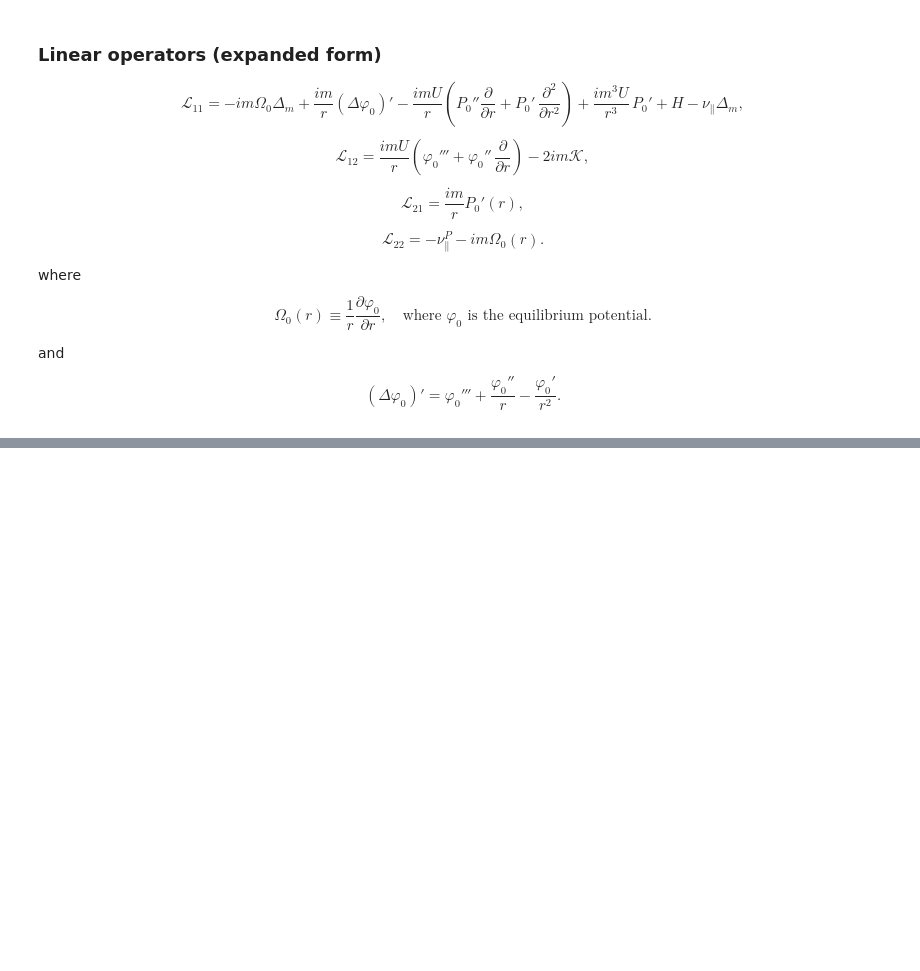
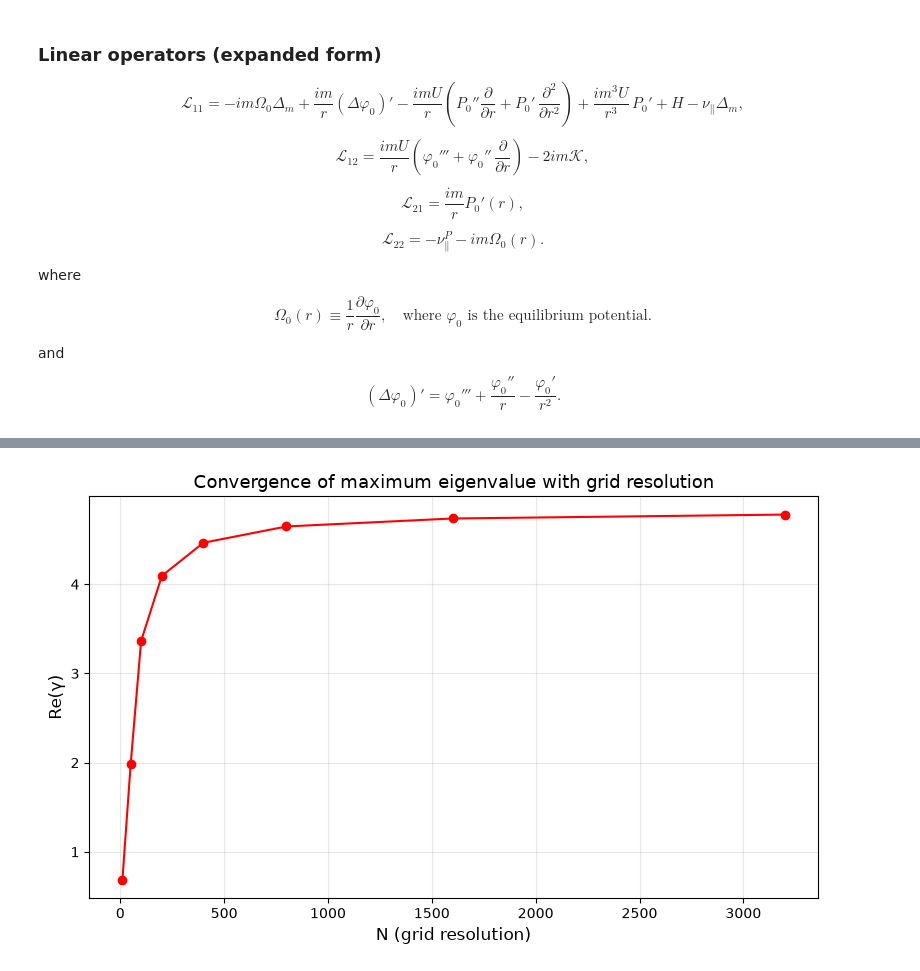
Before and after one commit to dnzy06/vortex-confinement, a Jupyter notebook: equation_setup.ipynb, the cells around one changed output, grey strips where cells are left out. Cells and saved outputs as stored; diff of their text form; code cells hidden in the pictures; blank space fills up the shorter version.

```diff
--- a/equation_setup.ipynb
+++ b/equation_setup.ipynb
@@ -268,0 +263,29 @@ plt.show()
+# %%
+N_vals = [10, 50, 100, 200, 400, 800, 1600, 3200]
+eigenvalues_list = np.zeros(len(N_vals))
+eigenvectors_list = [None] * len(N_vals)
+
+for i, N in enumerate(N_vals):
+
+    print(N)
+
+    dr = R/N
+    r_values = np.arange(1, N+1) * dr + 0.01
+    k = np.ones(N)
+    phi_0 = np.exp(-r_values**2 / 0.3**2)        # Gaussian, peaks at r=0
+    p_0   = np.exp(-r_values**2 / 0.3**2)        # same shape, adjust 0.3 to control width
+
+    A, B = create_A_and_B(N, dr, m, r_values, phi_0, p_0, v_parallel, H, k, U)
+
+    eigenvalues, eigenvectors = eig(B, A)
+
+    finite_mask = np.isfinite(eigenvalues)
+    finite_evals = eigenvalues[finite_mask]
+    finite_indices = np.where(finite_mask)[0]
+    eigenvector_index = finite_indices[np.argmax(np.real(finite_evals))]
+
+    eigenvector = eigenvectors[:, eigenvector_index]
+    eigenvalue = np.max(np.real(finite_evals))
+
+    eigenvalues_list[i] = eigenvalue
+    eigenvectors_list[i] = eigenvector
@@ -268,0 +301,11 @@ plt.show()
+# %%
+plt.figure(figsize=(8, 5))
+plt.plot(N_vals, eigenvalues_list, 'o-', color='red', zorder=5)
+plt.xlabel('N (grid resolution)', fontsize=12)
+plt.ylabel('Re(γ)', fontsize=12)
+plt.title('Convergence of maximum eigenvalue with grid resolution', fontsize=13)
+plt.grid(True, alpha=0.3)
+plt.tight_layout()
+plt.show()
+# %% [output]
+[figure, added]
```
Also changed, not shown: parts of 11 cells of this notebook, 1 other file.
